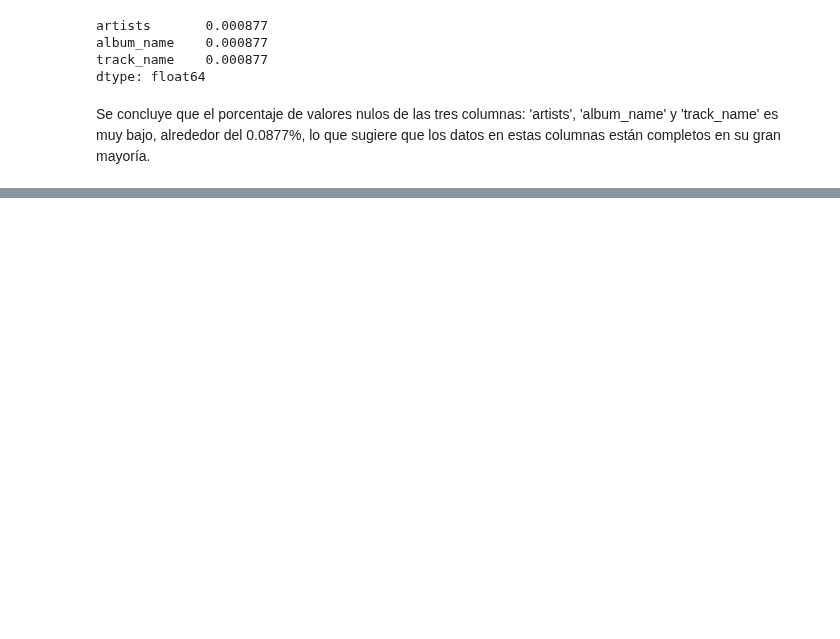
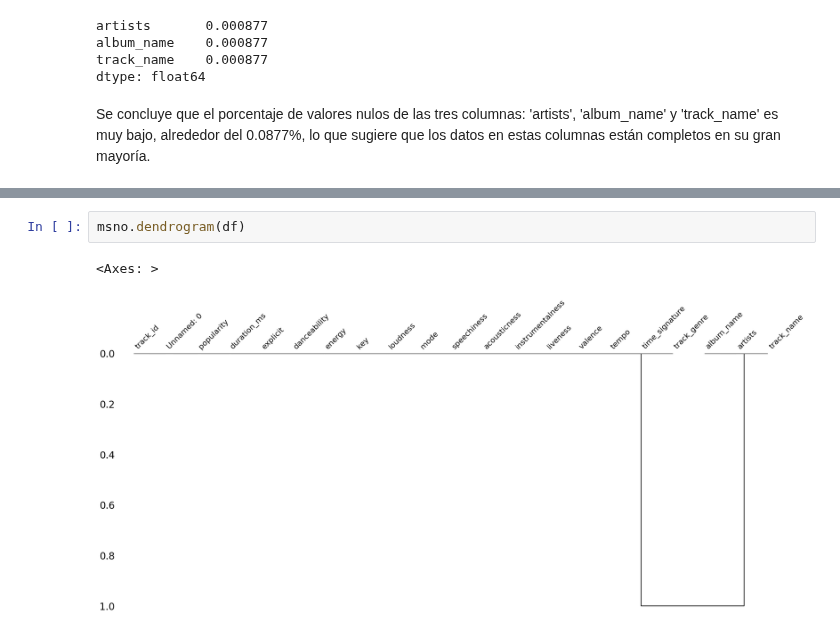
Before and after one commit to FacundoCardozo5/Nuevo-repo, a Jupyter notebook: notebooks/Data_Wrangling_Cardozo.ipynb, the cells around one changed output, grey strips where cells are left out. Drawn from its saved outputs; the diff is of its cells as text; blank space fills up the shorter version.

```diff
--- a/notebooks/Data_Wrangling_Cardozo.ipynb
+++ b/notebooks/Data_Wrangling_Cardozo.ipynb
@@ -164,0 +206,5 @@ Se concluye que el porcentaje de valores nulos de las tres columnas: 'artists',
+# %%
+msno.dendrogram(df)
+# %% [output]
+<Axes: >
+[figure, added]
```
Also changed, not shown: parts of 5 cells of this notebook.
